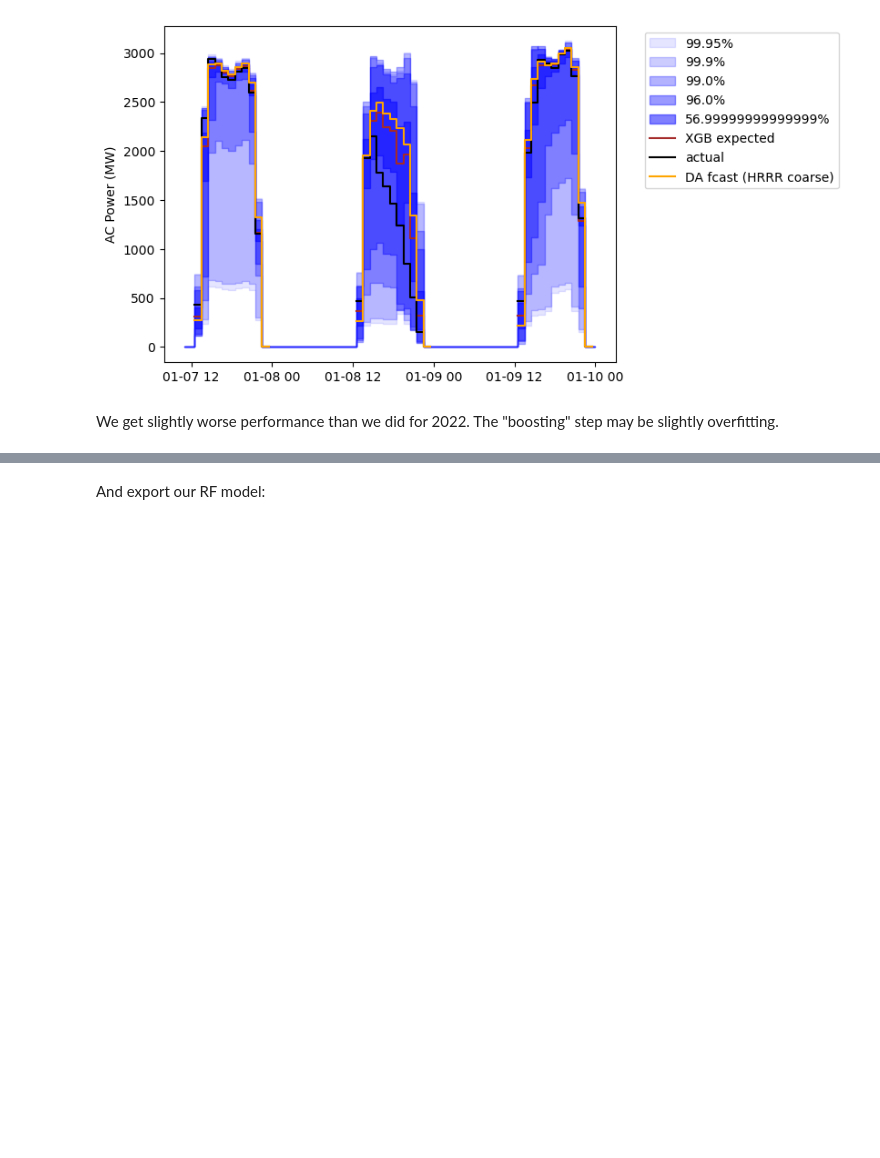
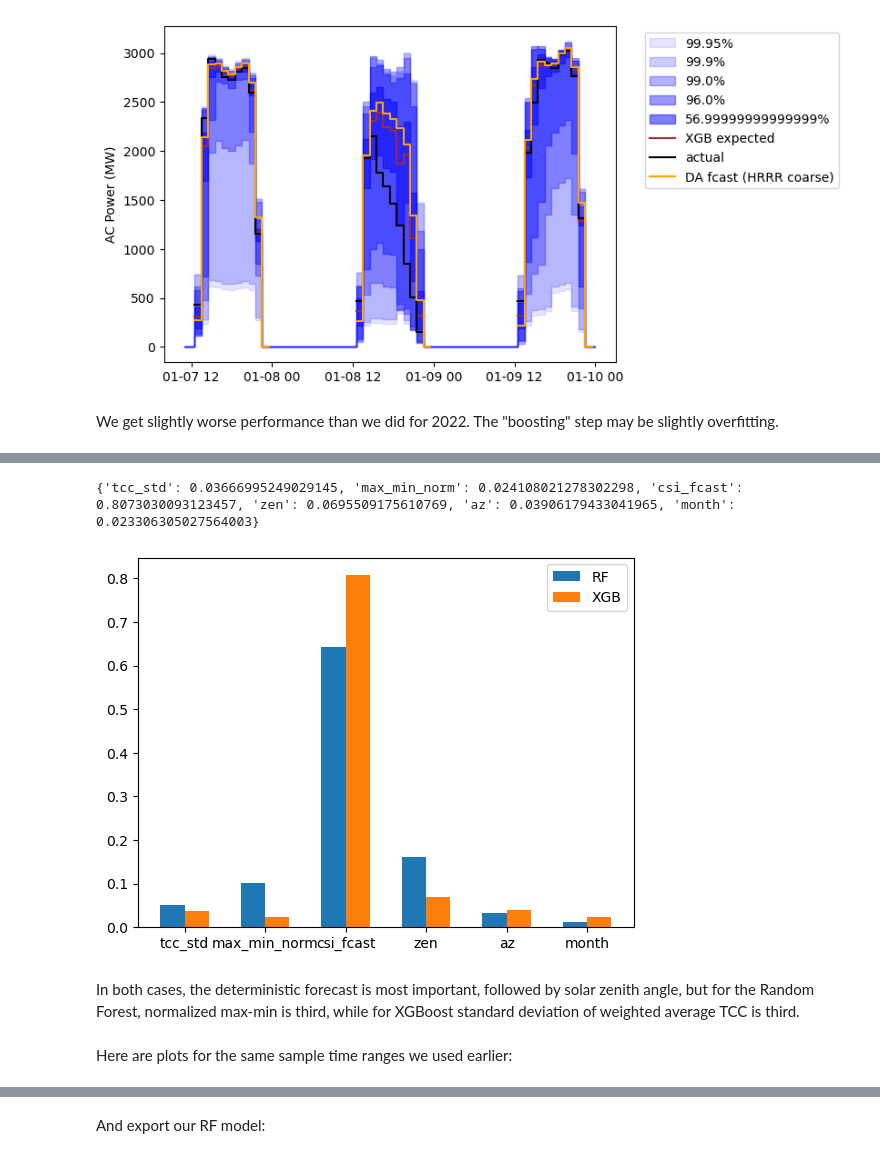
Before and after one commit to williamhobbs/solar-fleet-forecast-probability-tool, a Jupyter notebook: 09_machine_learning_models.ipynb, the cells around one changed output, grey strips where cells are left out. Saved outputs shown, nothing was run; the diff lists cells and outputs as text; code cells hidden in the pictures; blank space fills up the shorter version.

```diff
--- a/09_machine_learning_models.ipynb
+++ b/09_machine_learning_models.ipynb
@@ -424,10 +426,10 @@ X['month'] = filtered_df['month']
 y = filtered_df['csi_actual']
 
 ## year split
-X_train = X[X.index.year == 2021]
-y_train = y[X.index.year == 2021]
-X_test = X[X.index.year == 2022]
-y_test = y[X.index.year == 2022]
+X_train = X[(X.index.year >= 2021) & (X.index.year <= 2022) & ((X.index < '2021-04-09') | (X.index > '2021-04-12'))]
+y_train = y[(y.index.year >= 2021) & (y.index.year <= 2022) & ((X.index < '2021-04-09') | (X.index > '2021-04-12'))]
+X_test = X[X.index.year == 2023]
+y_test = y[X.index.year == 2023]
 
 qrf = RandomForestQuantileRegressor(n_estimators=200, criterion="absolute_error",
                                     min_samples_leaf=15, max_samples_leaf=18, max_features=0.5,
@@ -618,3 +527,36 @@ Here are plot for the same sample time ranges:
+# %%
+# calculate normalized feature weights for the XGboost model
+booster_score_dict = booster.get_score(importance_type='gain')
+sum_of_weights = sum(booster.get_score(importance_type='gain').values())
+booster_normalized_scores_dict = {k:v/sum_of_weights for (k,v) in booster_score_dict.items()}
+
+print(booster_normalized_scores_dict)
+
+# Mak a plot
+width = 0.3
+x_labels = X_test.columns.to_list()
+length = len(x_labels)
+x = np.arange(length)
+
+plt.bar(x-.5*width,
+        qrf.feature_importances_,
+        width,
+        label = 'RF')
+plt.bar(x+.5*width,
+        booster_normalized_scores_dict.values(),
+        width,
+        label='XGB')
+plt.legend()
+# plt.set_xticklabels(x_labels)
+plt.xticks(x, x_labels)
+plt.show()
+# %% [output]
+{'tcc_std': 0.03666995249029145, 'max_min_norm': 0.024108021278302298, 'csi_fcast': 0.8073030093123457, 'zen': 0.0695509175610769, 'az': 0.03906179433041965, 'month': 0.023306305027564003}
+[figure, added]
+# %% [markdown]
+In both cases, the deterministic forecast is most important, followed by solar zenith angle, but for the Random Forest, normalized max-min is third, while for XGBoost standard deviation of weighted average TCC is third.
+# %% [markdown]
+Here are plots for the same sample time ranges we used earlier:
 # %%
 mask_start = '2023-10-13 11:00'
 mask_end = '2023-10-15'
```
Also changed, not shown: parts of 26 cells of this notebook, 4 other files.
